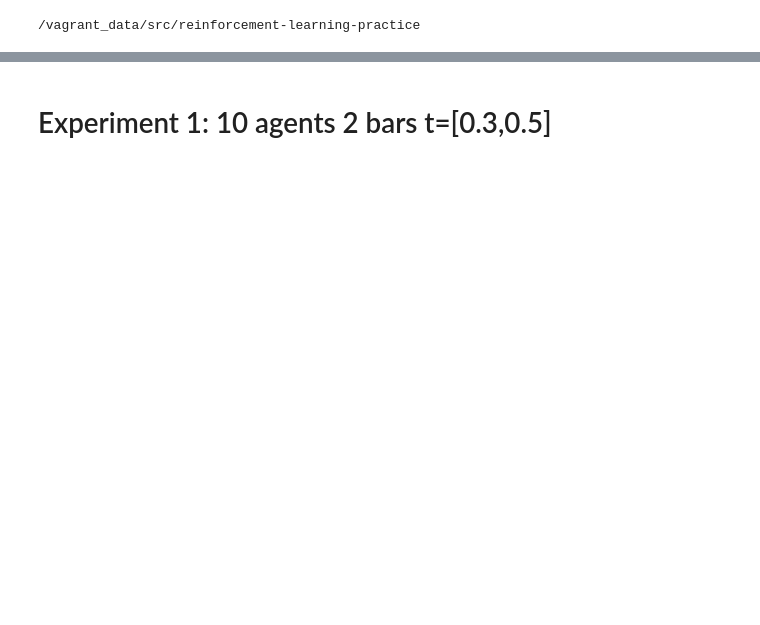
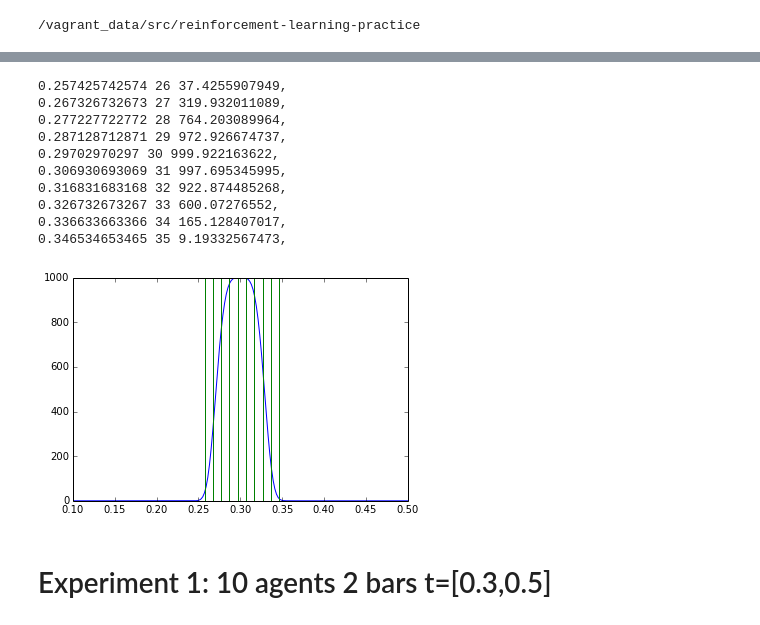
Before and after one commit to hoarf/el_farol_multibar, a Jupyter notebook: wlu.ipynb, the cells around one changed output, grey strips where cells are left out. Cells and saved outputs as stored; diff of their text form; code cells hidden in the pictures; blank space fills up the shorter version.

```diff
--- a/wlu.ipynb
+++ b/wlu.ipynb
@@ -42,3 +80,30 @@ now it is: $$Q_a' = Q_a + \alpha(r - Q_a)$$
+# %%
+diff = np.linspace(-1.0,1.0,1000)
+
+def rew(diff):
+  b = (((diff-0.3)**2)*1000)**2
+  return 1000/np.exp(b) if b < 40 else 0
+y = [ rew(x) for x in diff ]
+ax = subplot()
+ax.plot(diff,y)
+ax.set_xlim(0.1,0.5)
+for y in xrange(102):
+  k = (y/101.0)
+  if rew(k) > 1.0:
+    print "%s %s %s, " %  (k, y, rew(k))
+    ax.axvline(x=k,c='g')
+# %% [output]
+0.257425742574 26 37.4255907949,
+0.267326732673 27 319.932011089,
+0.277227722772 28 764.203089964,
+0.287128712871 29 972.926674737,
+0.29702970297 30 999.922163622,
+0.306930693069 31 997.695345995,
+0.316831683168 32 922.874485268,
+0.326732673267 33 600.07276552,
+0.336633663366 34 165.128407017,
+0.346534653465 35 9.19332567473,
+[figure, added]
 # %% [markdown]
 # Experiment 1: 10 agents 2 bars t=[0.3,0.5]
 # %%
```
Also changed, not shown: parts of 25 cells of this notebook, 2 other files.
